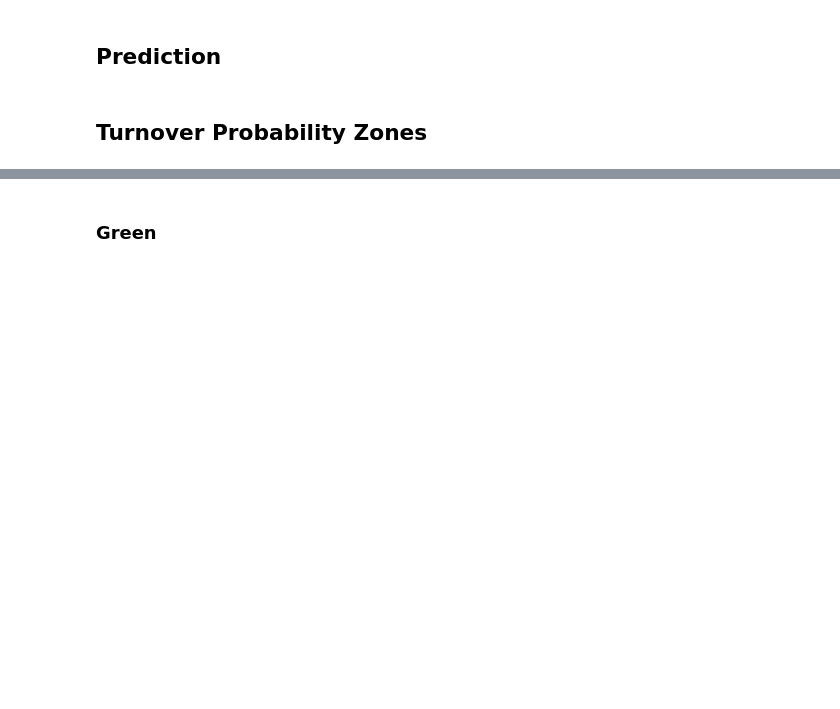
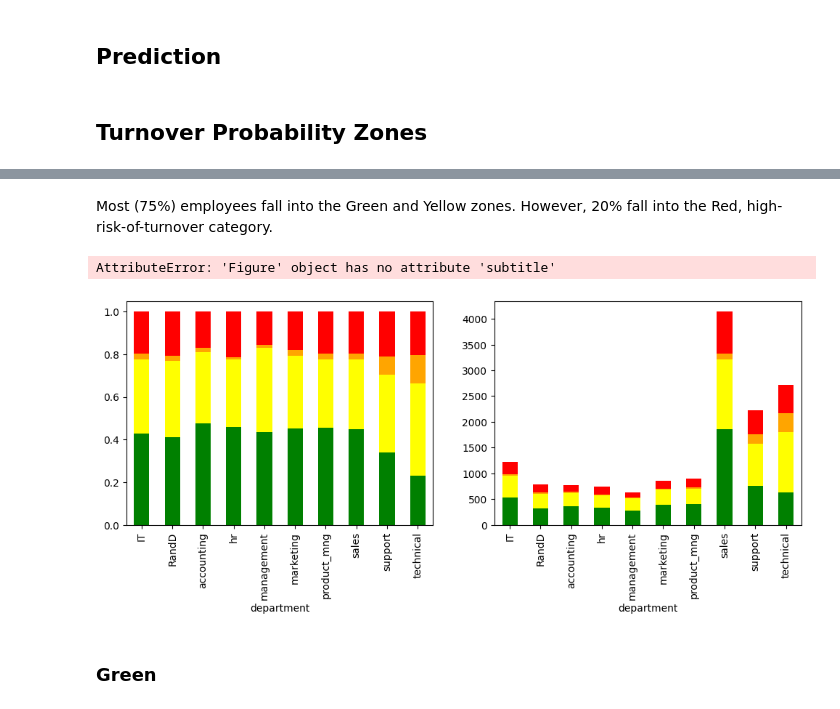
Before and after one commit to kitsbits/aiml, a Jupyter notebook: ml-core/project/ml_project.ipynb, the cells around one changed output, grey strips where cells are left out. Saved outputs shown, nothing was run; the diff lists cells and outputs as text; code cells hidden in the pictures; blank space fills up the shorter version.

```diff
--- a/ml-core/project/ml_project.ipynb
+++ b/ml-core/project/ml_project.ipynb
@@ -677,3 +694,37 @@ Text(0, 0.5, 'Zone')
+# %% [markdown]
+Most (75%) employees fall into the Green and Yellow zones. However, 20% fall into the Red, high-risk-of-turnover category.
+# %%
+zone_cats_order = ["green", "yellow", "orange", "red"]
+fig, axes = plt.subplots(ncols=2, nrows=1, figsize=(12, 4))
+
+grouped_norm = (
+    df.groupby("department")["turnover_probability_zone"]
+    .value_counts(normalize=True)
+    .unstack()
+)
+grouped_norm.columns = pd.CategoricalIndex(
+    grouped_norm.columns.values, ordered=True, categories=zone_cats_order
+)
+grouped_norm = grouped_norm.sort_index(axis=1)
+grouped_norm.plot(
+    kind="bar", stacked=True, color=zone_cats_order, ax=axes[0], legend=False
+)
+
+group_count = (
+    df.groupby("department")["turnover_probability_zone"].value_counts().unstack()
+)
+group_count.columns = pd.CategoricalIndex(
+    group_count.columns.values, ordered=True, categories=zone_cats_order
+)
+group_count = group_count.sort_index(axis=1)
+group_count.plot(
+    kind="bar", stacked=True, color=zone_cats_order, ax=axes[1], legend=False
+)
+
+fig.subtitle("Turnover Zone by Department")
+# %% [output]
+AttributeError: 'Figure' object has no attribute 'subtitle'
+[figure, added]
 # %% [markdown]
 ### Green
 # %%
```
Also changed, not shown: parts of 32 cells of this notebook.
